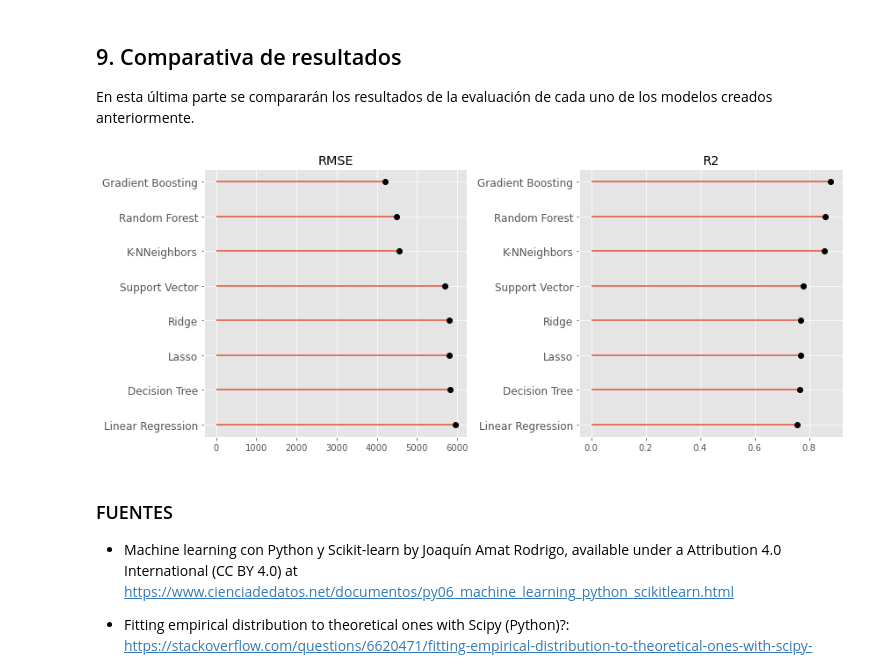
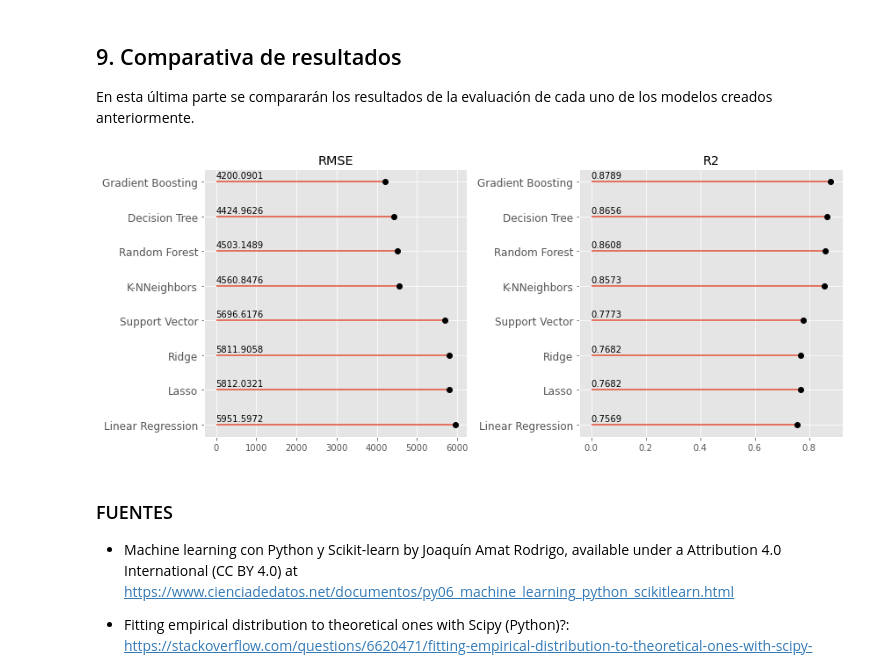
Before and after one commit to JuanManuelRamos/Proyectos-Machine-Learning-, a Jupyter notebook: ML Regresión/ML Reg - Previsión de seguros/ML Regresión - Previsión de seguros.ipynb, the cells around one changed output. Cells and saved outputs as stored; diff of their text form; code cells hidden in the pictures.

Commit message:
Actualización de documentación y visualización.

```diff
--- a/ML Regresión/ML Reg - Previsión de seguros/ML Regresión - Previsión de seguros.ipynb
+++ b/ML Regresión/ML Reg - Previsión de seguros/ML Regresión - Previsión de seguros.ipynb
@@ -1217,28 +1233,35 @@ En esta última parte se compararán los resultados de la evaluación de cada un
 # %%
 error = pd.DataFrame({
                         'modelo': ['Linear Regression', 'Ridge', 'Lasso', 'K-NNeighbors', 'Support Vector', 'Decision Tree',
                                    'Random Forest', 'Gradient Boosting'],
                         'rmse': [rmse_RL, rmse_L, rmse_R, rmse_KN, rmse_SV, rmse_DT, rmse_RF, rmse_GB],
                         'r2': [r2_RL, r2_L, r2_R, r2_KN, r2_SV, r2_DT, r2_RF, r2_GB]
                      })
 error = error.sort_values('rmse', ascending=False)
 
 
 fig, axes = plt.subplots(nrows=1, ncols=2, figsize=(12, 5))
 
 axes[0].hlines(error.modelo, xmin=0, xmax=error.rmse)
 axes[0].plot(error.rmse, error.modelo, "o", color='black')
 axes[0].tick_params(axis='y', which='major', labelsize=12)
 axes[0].set_title('RMSE')
 
+for i, val in enumerate(error.rmse):
+    axes[0].text(0, i+0.1, "%.4f" % val)
+
+
 axes[1].hlines(error.modelo, xmin=0, xmax=error.r2)
 axes[1].plot(error.r2, error.modelo, "o", color='black')
 axes[1].tick_params(axis='y', which='major', labelsize=12)
 axes[1].set_title('R2')
 
+for i, val in enumerate(error.r2):
+    axes[1].text(0, i+0.1, "%.4f" % val)
+
 fig.tight_layout()
 # %% [output]
-[figure, old version]
+[figure, new version]
 # %% [markdown]
 ### FUENTES
 
```
Also changed, not shown: parts of 36 cells of this notebook, 2 other files.
